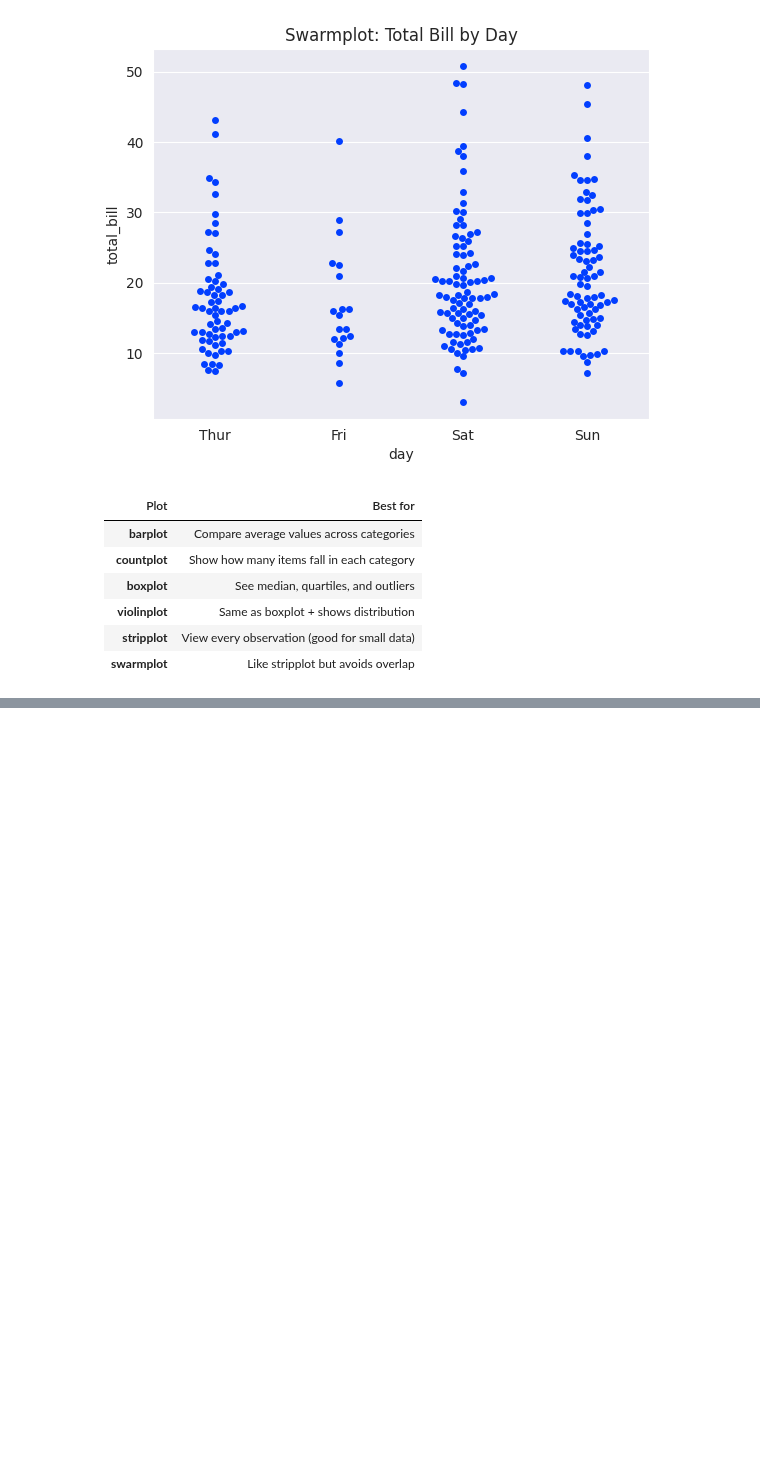
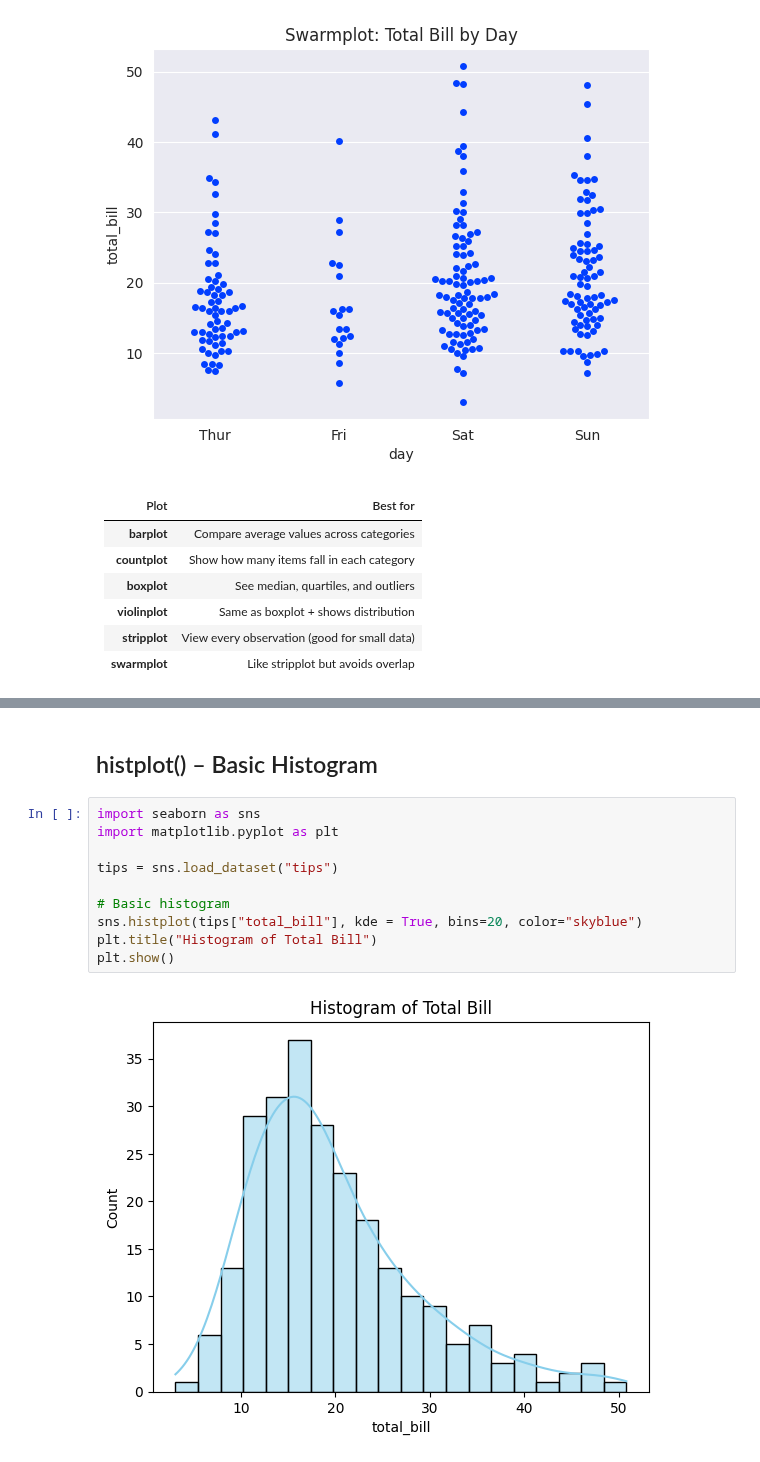
Before and after one commit to sh1vam31/Complete_DataScience, a Jupyter notebook: Seaborn.ipynb, the cells around one changed output, grey strips where cells are left out. Saved outputs shown, nothing was run; the diff lists cells and outputs as text; blank space fills up the shorter version.

Commit message:
Histplot

```diff
--- a/Seaborn.ipynb
+++ b/Seaborn.ipynb
@@ -154,0 +165,14 @@ plt.show()
+# %% [markdown]
+## histplot() – Basic Histogram
+# %%
+import seaborn as sns
+import matplotlib.pyplot as plt
+
+tips = sns.load_dataset("tips")
+
+# Basic histogram
+sns.histplot(tips["total_bill"], kde = True, bins=20, color="skyblue")
+plt.title("Histogram of Total Bill")
+plt.show()
+# %% [output]
+[figure, added]
```
Also changed, not shown: parts of 7 cells of this notebook.
